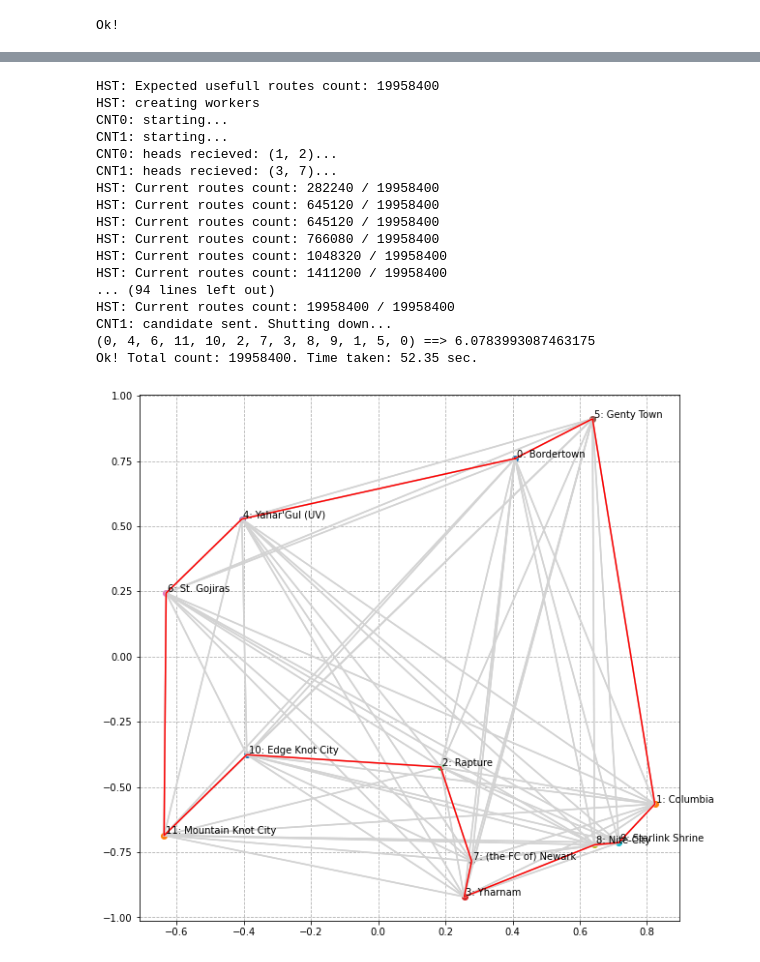
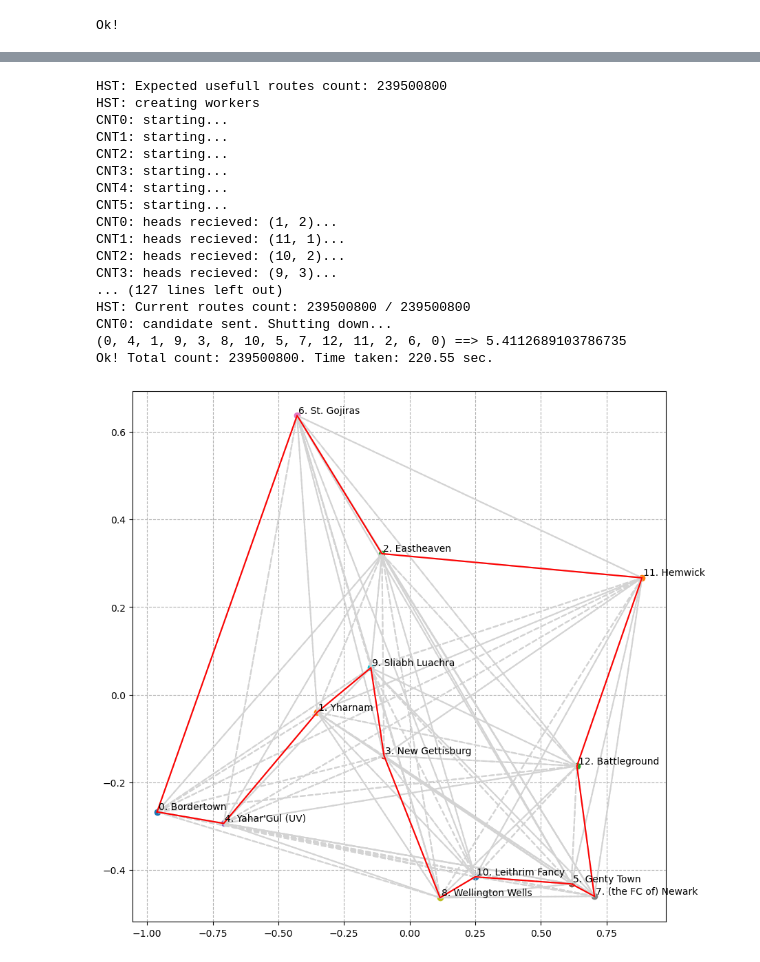
Before and after one commit to nms5128/TSP, a Jupyter notebook: 01_hardware_benchmark/07a_dynTSP.ipynb, the cells around one changed output, grey strips where cells are left out. Saved outputs shown, nothing was run; the diff lists cells and outputs as text; code cells hidden in the pictures.

```diff
--- a/01_hardware_benchmark/07a_dynTSP.ipynb
+++ b/01_hardware_benchmark/07a_dynTSP.ipynb
@@ -19,6 +11,7 @@ print("Ok!")
 Ok!
 # %%
 '''
+## TSP
 MLPC, 13 towns, 14 procs: Ok! Total count: 239,500,800. Time taken: 106.48 sec.
 MLPC, 14 towns, 14 procs: Ok! Total count: 3,113,510,400. Time taken: 1339.78 sec.
 MLPC, 15 towns, 22 procs: Ok! Total count: 43,589,145,600. Time taken: 17702.65 sec.
@@ -27,18 +20,39 @@ HSCH, 13 towns, 10 procs: Ok! Total count: 239,500,800. Time taken: 149.67 sec.
 HSCH, 13 towns, 14 procs: Ok! Total count: 239,500,800. Time taken: 121.86 sec.
 HSCH, 14 towns, 14 procs: Ok! Total count: 3,113,510,400. Time taken: 1692.29 sec.
 
-DLNB, 12 towns, 3 procs:  Ok! Total count: 19,958,400. Time taken: 67.81 sec.
-DLNB, 13 towns, 3 procs:  Ok! Total count: 239,500,800. Time taken: 869.20 sec.
+XTST, 12 towns, 3 procs:  Ok! Total count: 19,958,400. Time taken: 21.83 sec.
+XTST, 12 towns, 6 procs:  Ok! Total count: 19,958,400. Time taken: 16.32 sec.
+XTST, 13 towns, 6 procs:  Ok! Total count: 239,500,800. Time taken: 203.89 sec.
+XTST, 13 towns, 10 procs: Ok! Total count: 239,500,800. Time taken: 166.46 sec.
+
+ISGM, 12 towns, 6 procs:  Ok! Total count: 19,958,400. Time taken: 15.12 sec.
+ISGM, 13 towns, 6 procs:  Ok! Total count: 239500800. Time taken: 220.58 sec.
 
 CAVL, 12 towns, 6 procs:  Ok! Total count: 19,958,400. Time taken: 21.75 sec.
 CAVL, 13 towns, 6 procs:  Ok! Total count: 239,500,800. Time taken: 276.33 sec.
 CAVL, 14 towns, 6 procs:  Ok! Total count: 3,113,510,400. Time taken: 3838.15 sec.
+
+ISEM, 12 towns, 3 procs, Ok! Total count: 239500800. Time taken: 34.95 sec.
+ISEM, 12 towns, 6 procs, Ok! Total count: 239500800. Time taken: 28.38 sec.
+ISEM, 13 towns, 6 procs, Ok! Total count: 239500800. Time taken: 350.47 sec.
+
+AHFM, 12 towns, 3 procs:  Ok! Total count: 19,958,400. Time taken: 67.81 sec.
+AHFM, 13 towns, 3 procs:  Ok! Total count: 239,500,800. Time taken: 869.20 sec.
+
+## MACHINES DESCRIPTION
+MLPC - clustech office PC: Ubuntu - CPU 24 threads + GPU 2080Ti
+HSCH - Hugo-Schmeisser PC: WSL - CPU 16 threads + GPU 2070S
+AHFM - Albert-Hofmann PC: WSL - CPU 4 threads + GPU `forget about it`
+ISGM - ISGN machine: Ubuntu - CPU 8 threads + GPU Intel Xe
+CAVL - Henry-Cavill PC: Ubuntu - CPU 8 threads + GPU Vega6(7?)
+XTST - Xitst PC: WSL - CPU 12 threads + GPU Intel Xe
+ISEM - Siemens KZ PC: WSL - CPU 8 threads + GPU Intel Xe
 '''
 
 ## INPUTS
-numTowns = 12
+numTowns = 13
 headSize = 2
-numWorkers = 2
+numWorkers = 6
 
 print("Ok!")
 # %% [output]
@@ -140,25 +150,25 @@ print("{} ==> {}".format(minRoute, minDistance))
 timeTaken = time.time() - timeStart
 print("Ok! Total count: {}. Time taken: {} sec.".format(totalCount, "%.2f"%timeTaken))
 # %% [output]
-HST: Expected usefull routes count: 19958400
+HST: Expected usefull routes count: 239500800
 HST: creating workers
 CNT0: starting...
 CNT1: starting...
+CNT2: starting...
+CNT3: starting...
+CNT4: starting...
+CNT5: starting...
 CNT0: heads recieved: (1, 2)...
-CNT1: heads recieved: (3, 7)...
-HST: Current routes count: 282240 / 19958400
-HST: Current routes count: 645120 / 19958400
-HST: Current routes count: 645120 / 19958400
-HST: Current routes count: 766080 / 19958400
-HST: Current routes count: 1048320 / 19958400
-HST: Current routes count: 1411200 / 19958400
-... (94 lines left out)
-HST: Current routes count: 19958400 / 19958400
-CNT1: candidate sent. Shutting down...
-(0, 4, 6, 11, 10, 2, 7, 3, 8, 9, 1, 5, 0) ==> 6.0783993087463175
-Ok! Total count: 19958400. Time taken: 52.35 sec.
+CNT1: heads recieved: (11, 1)...
+CNT2: heads recieved: (10, 2)...
+CNT3: heads recieved: (9, 3)...
+... (127 lines left out)
+HST: Current routes count: 239500800 / 239500800
+CNT0: candidate sent. Shutting down...
+(0, 4, 1, 9, 3, 8, 10, 5, 7, 12, 11, 2, 6, 0) ==> 5.4112689103786735
+Ok! Total count: 239500800. Time taken: 220.55 sec.
 # %%
-targetRoute = [  [t for t in towns if t[0]==ms][0]  for ms in minRoute  ]
-tsp.plotTowns(towns, shortestTravel=targetRoute, plotSize=10)
+targetRoute = [idlessTowns[i] for i in minRoute]
+tsp.plotTowns(idlessTowns, shortestTravel=targetRoute, plotSize=10)
 # %% [output]
-[figure, old version]
+[figure, new version]
```
Also changed, not shown: parts of 2 cells of this notebook, 8 other files.
